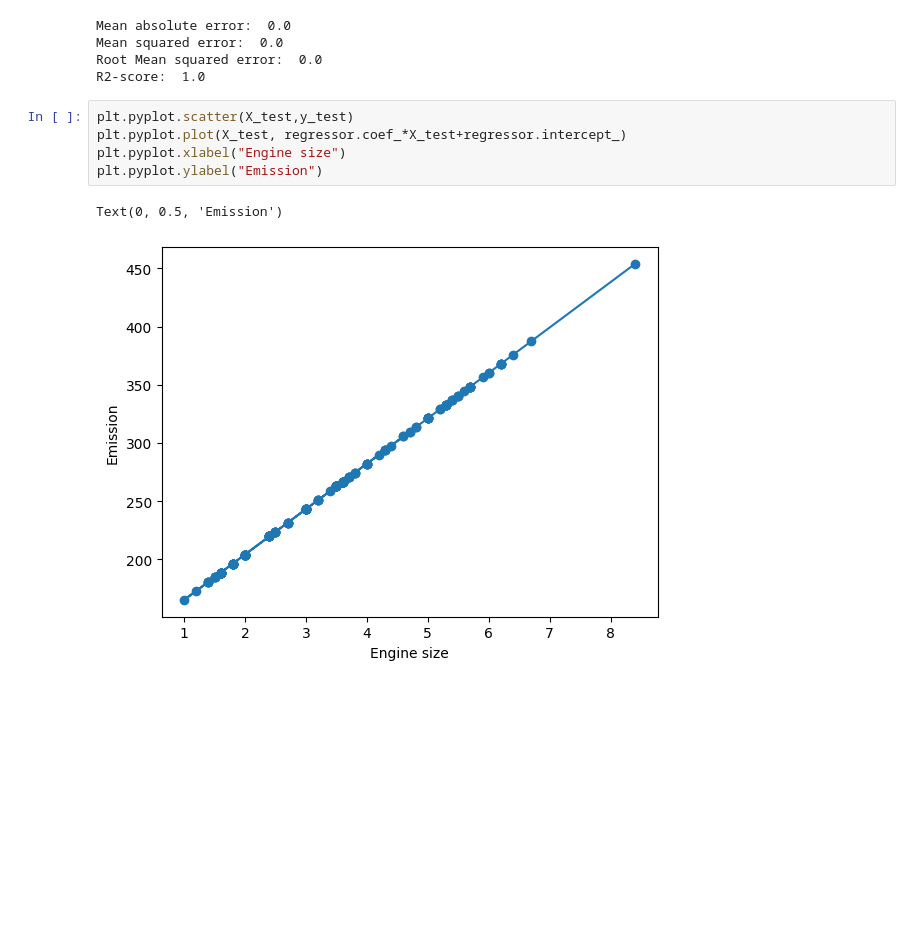
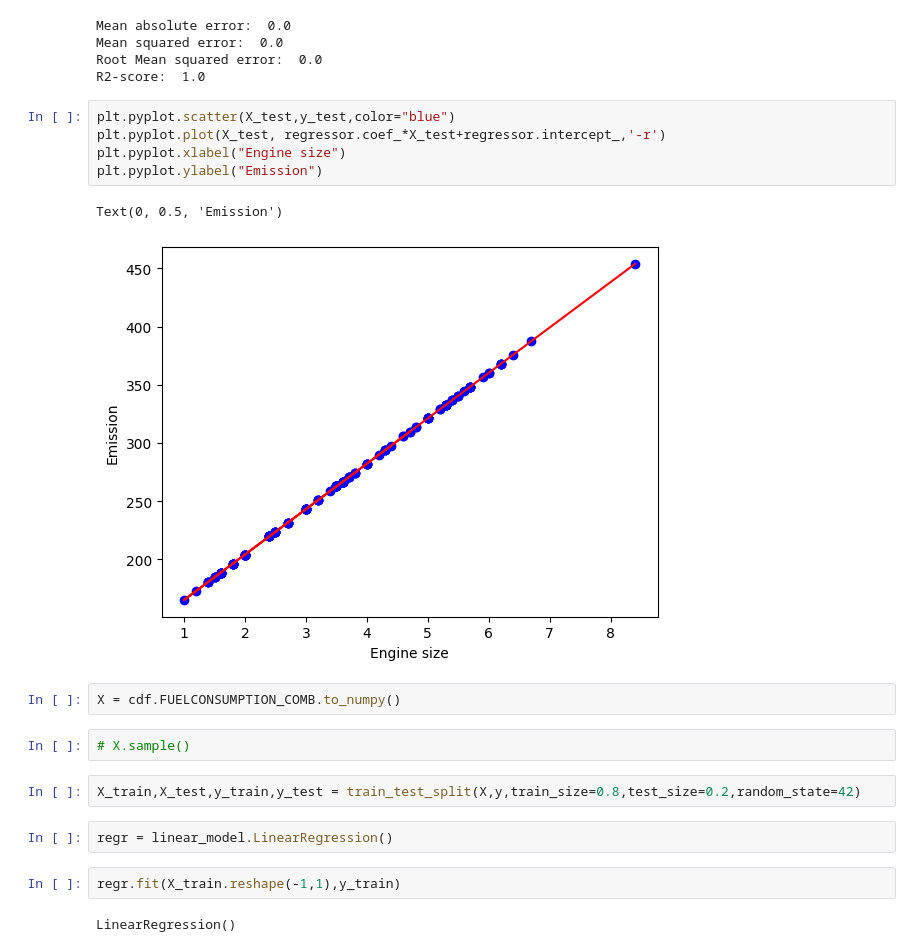
Before and after one commit to dipak1920basnet/Regression, a Jupyter notebook: simplelinear.ipynb, the cells around one changed output. Saved outputs shown, nothing was run; the diff lists cells and outputs as text; blank space fills up the shorter version.

```diff
--- a/simplelinear.ipynb
+++ b/simplelinear.ipynb
@@ -219,10 +219,22 @@ Mean squared error:  0.0
 Root Mean squared error:  0.0
 R2-score:  1.0
 # %%
-plt.pyplot.scatter(X_test,y_test)
-plt.pyplot.plot(X_test, regressor.coef_*X_test+regressor.intercept_)
+plt.pyplot.scatter(X_test,y_test,color="blue")
+plt.pyplot.plot(X_test, regressor.coef_*X_test+regressor.intercept_,'-r')
 plt.pyplot.xlabel("Engine size")
 plt.pyplot.ylabel("Emission")
 # %% [output]
 Text(0, 0.5, 'Emission')
-[figure, old version]
+[figure, new version]
+# %%
+X = cdf.FUELCONSUMPTION_COMB.to_numpy()
+# %%
+# X.sample()
+# %%
+X_train,X_test,y_train,y_test = train_test_split(X,y,train_size=0.8,test_size=0.2,random_state=42)
+# %%
+regr = linear_model.LinearRegression()
+# %%
+regr.fit(X_train.reshape(-1,1),y_train)
+# %% [output]
+LinearRegression()
```
